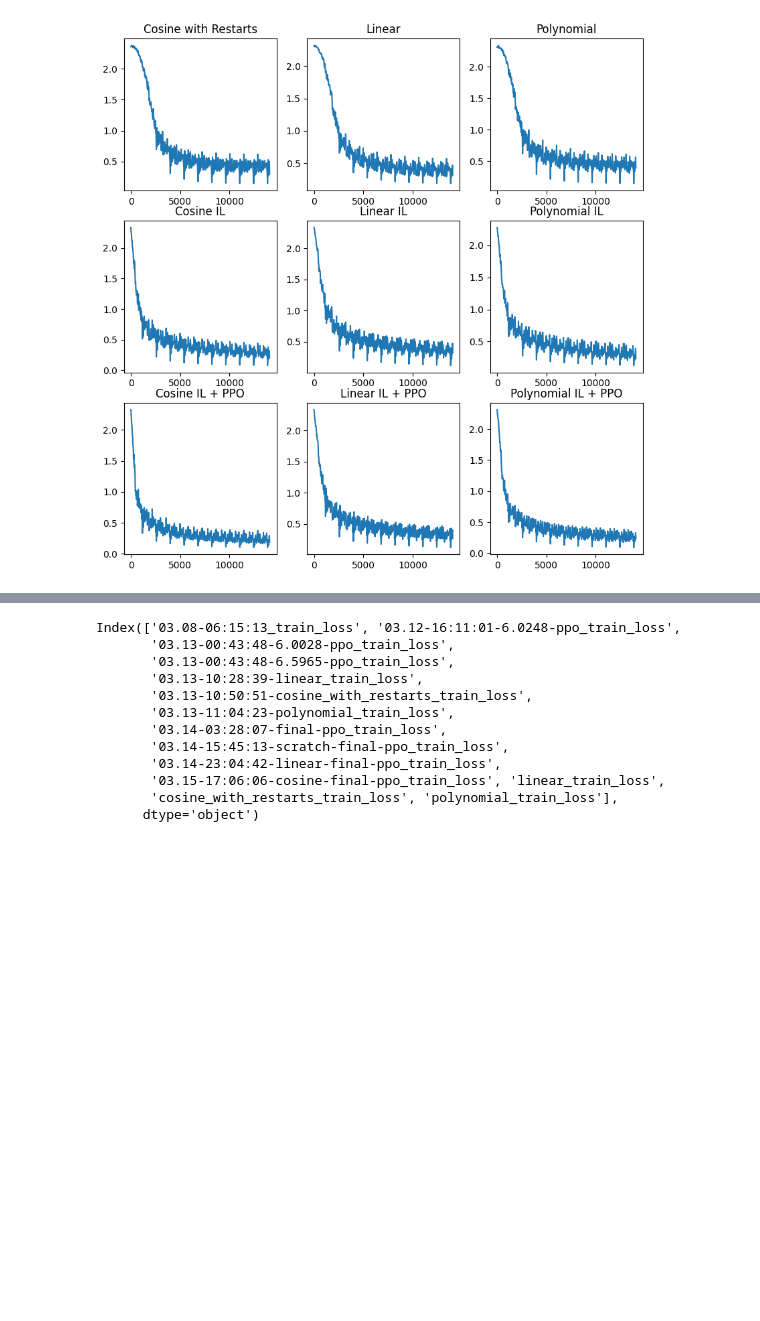
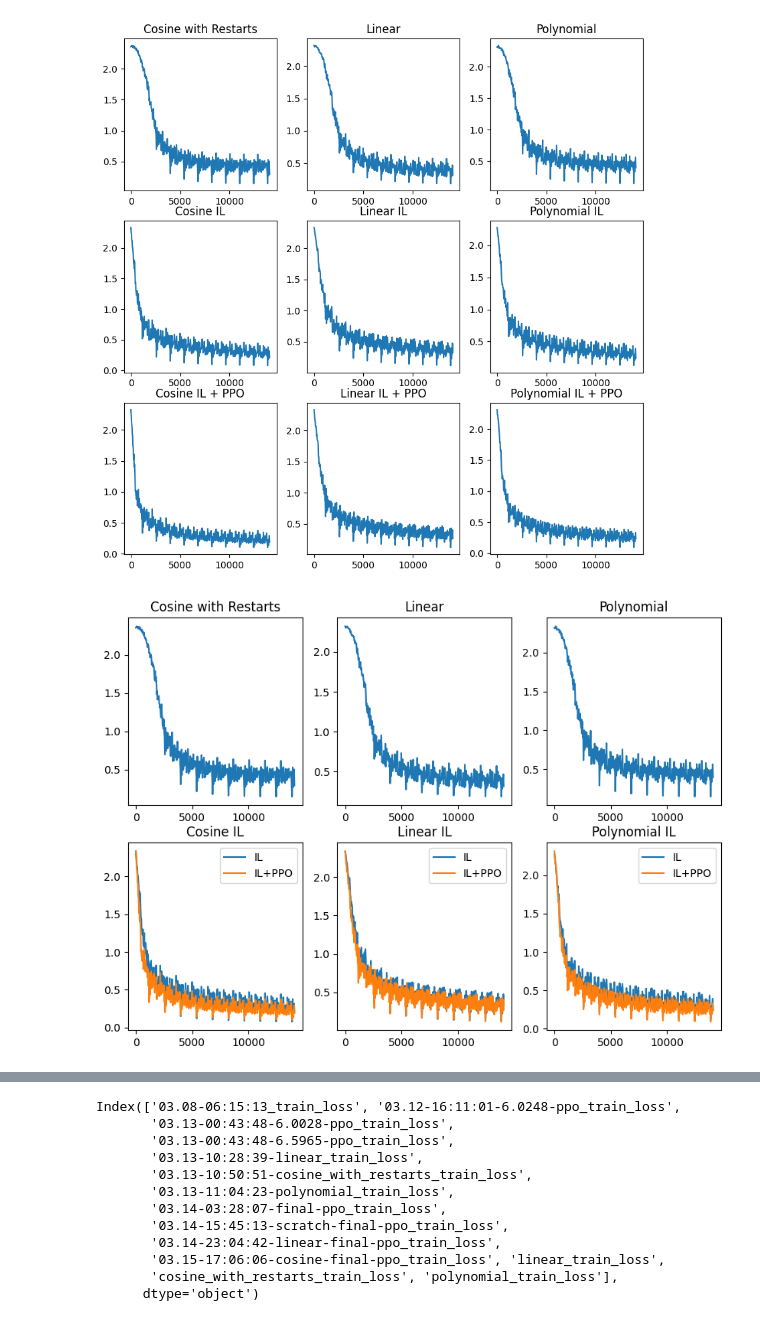
Before and after one commit to DataScience-Lab-Yonsei/25-1_DSL_Modeling_RL_Learned_Optimizer_LR_Scheduler, a Jupyter notebook: LRS_PPO/result-view.ipynb, the cells around one changed output, grey strips where cells are left out. Cells and saved outputs as stored; diff of their text form; code cells hidden in the pictures; blank space fills up the shorter version.

```diff
--- a/LRS_PPO/result-view.ipynb
+++ b/LRS_PPO/result-view.ipynb
@@ -182,3 +177,32 @@ axes[2, 2].set_title('Polynomial IL + PPO')
 # %% [output]
 Text(0.5, 1.0, 'Polynomial IL + PPO')
 [figure]
+# %%
+fig, axes = plt.subplots(2, 3)
+plt.title('Train Loss')
+fig.set_size_inches(10, 7)
+train_loss['cosine_with_restarts_train_loss'][::30].plot.line(ax=axes[0, 0])
+axes[0, 0].set_title('Cosine with Restarts')
+train_loss['linear_train_loss'][::30].plot.line(ax=axes[0, 1])
+axes[0, 1].set_title('Linear')
+train_loss['polynomial_train_loss'][::30].plot.line(ax=axes[0, 2])
+axes[0, 2].set_title('Polynomial')
+
+il_lines = []
+il_lines.append(train_loss['03.17-13:38:41-cosine_train_loss'][::30].plot.line(ax=axes[1, 0], label='IL'))
+axes[1, 0].set_title('Cosine IL')
+il_lines.append(train_loss['03.18-16:48:38-linear_train_loss'][::30].plot.line(ax=axes[1, 1], label='IL'))
+axes[1, 1].set_title('Linear IL')
+il_lines.append(train_loss['03.17-14:00:51-polynomial_train_loss'][::30].plot.line(ax=axes[1, 2], label='IL'))
+axes[1, 2].set_title('Polynomial IL')
+
+il_ppo_lines = []
+il_ppo_lines.append(train_loss['03.18-08:39:44-cosine-final-ppo_train_loss'][::30].plot.line(ax=axes[1, 0], label='IL+PPO'))
+il_ppo_lines.append(train_loss['03.18-19:23:45-linear-final-ppo_train_loss'][::30].plot.line(ax=axes[1, 1], label='IL+PPO'))
+il_ppo_lines.append(train_loss['03.18-15:44:18-polynomial-final-ppo_train_loss'][::30].plot.line(ax=axes[1, 2], label='IL+PPO'))
+
+for i in range(3):
+    #axes[1, i].legend([il_lines[i], il_ppo_lines[i]], ['IL', 'IL+PPO'])
+    axes[1, i].legend()
+# %% [output]
+[figure, added]
```
Also changed, not shown: parts of 7 cells of this notebook.
